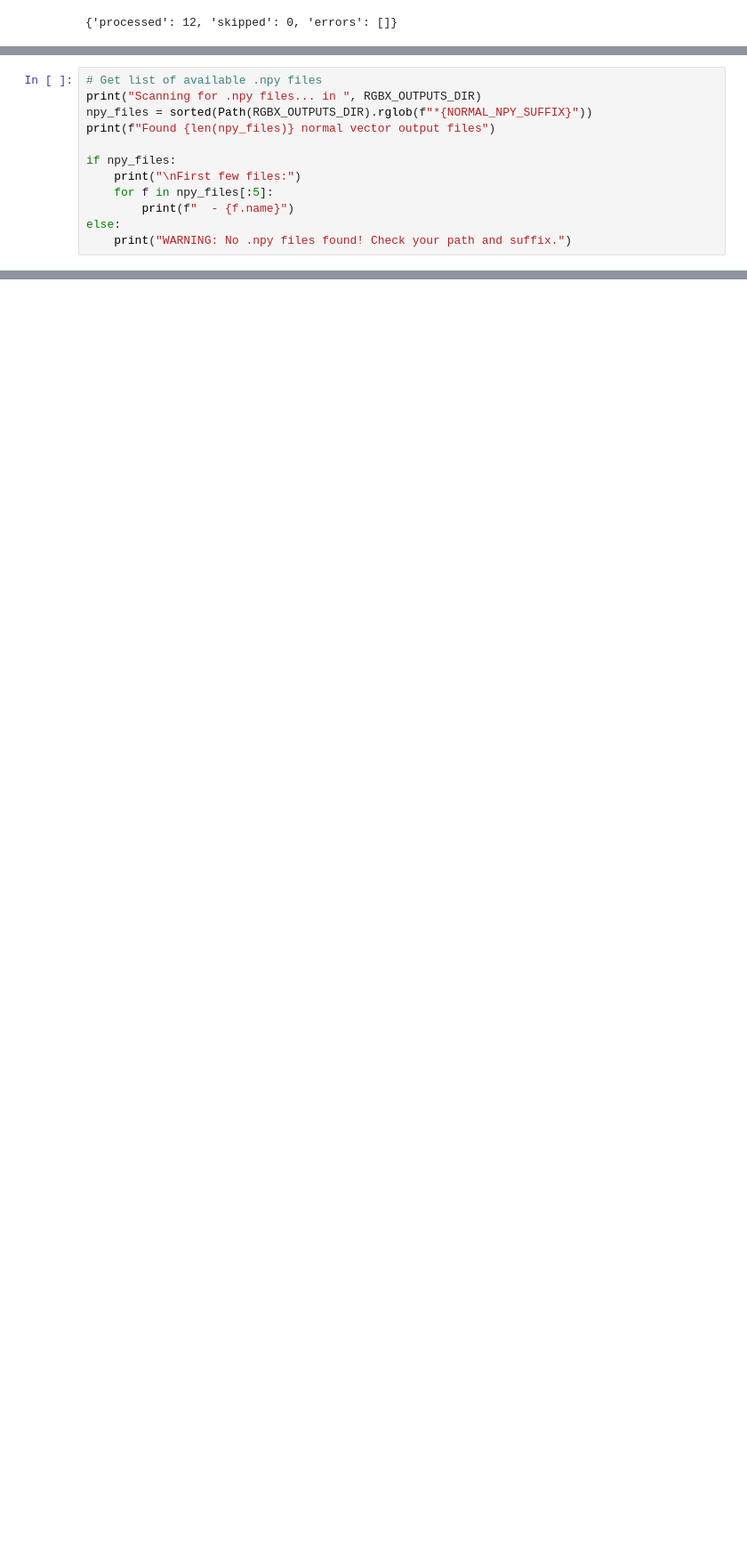
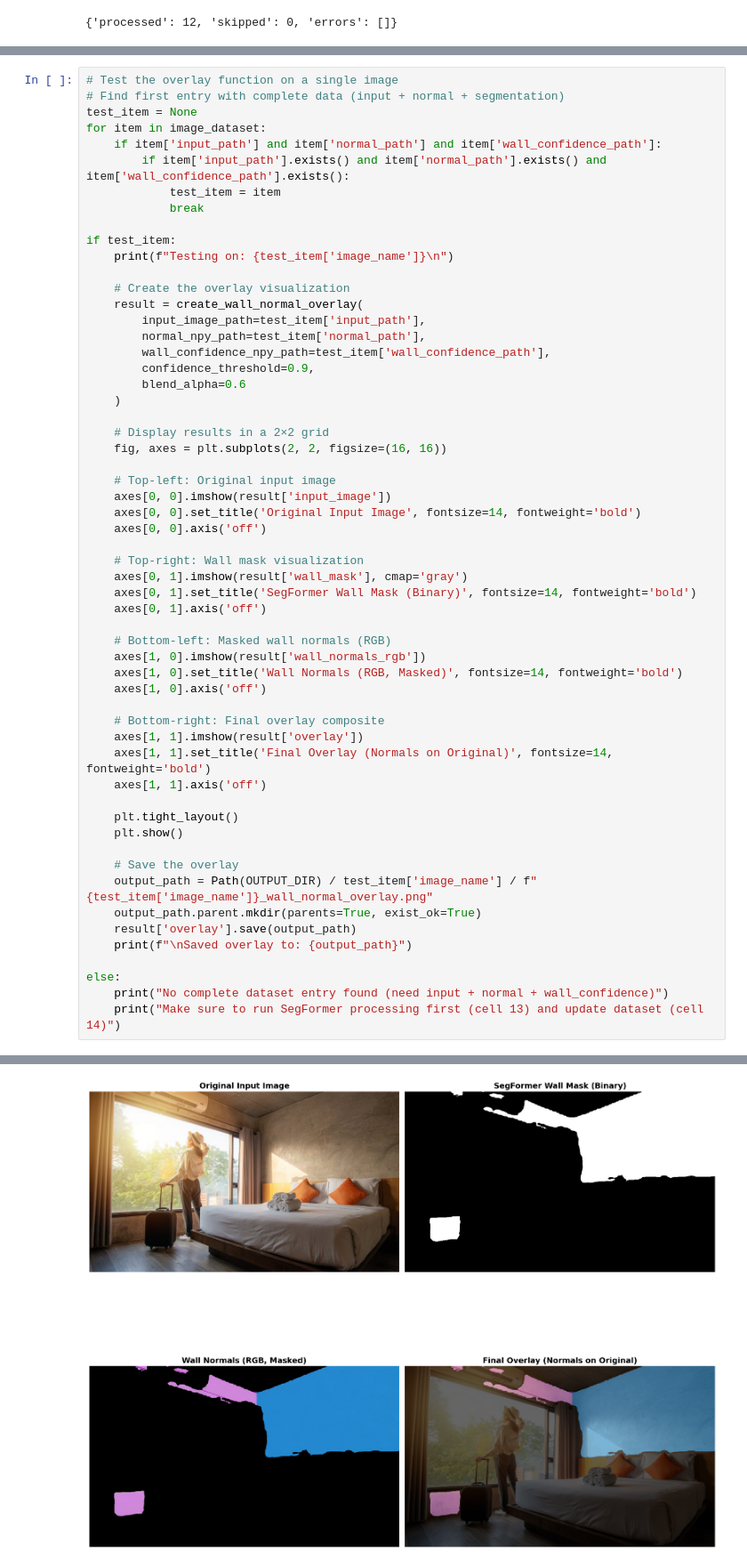
Before and after one commit to id-21/rgb-x, a Jupyter notebook: Notebook for Output visualisation/wall_normal_analysis.ipynb, the cells around one changed output, grey strips where cells are left out. Shown at 89% size. Drawn from its saved outputs; the diff is of its cells as text; blank space fills up the shorter version.

Commit message:
feat: Added Overlay feature for images

```diff
--- a/Notebook for Output visualisation/wall_normal_analysis.ipynb
+++ b/Notebook for Output visualisation/wall_normal_analysis.ipynb
@@ -480,15 +480,3 @@ def update_dataset_with_segmentation(dataset):
 update_dataset_with_segmentation(image_dataset)
 
 print("Dataset updated with SegFormer outputs!")
-# %%
-# Get list of available .npy files
-print("Scanning for .npy files... in ", RGBX_OUTPUTS_DIR)
-npy_files = sorted(Path(RGBX_OUTPUTS_DIR).rglob(f"*{NORMAL_NPY_SUFFIX}"))
-print(f"Found {len(npy_files)} normal vector output files")
-
-if npy_files:
-    print("\nFirst few files:")
-    for f in npy_files[:5]:
-        print(f"  - {f.name}")
-else:
-    print("WARNING: No .npy files found! Check your path and suffix.")
@@ -721,0 +850,58 @@ Error:
+# %%
+# Test the overlay function on a single image
+# Find first entry with complete data (input + normal + segmentation)
+test_item = None
+for item in image_dataset:
+    if item['input_path'] and item['normal_path'] and item['wall_confidence_path']:
+        if item['input_path'].exists() and item['normal_path'].exists() and item['wall_confidence_path'].exists():
+            test_item = item
+            break
+
+if test_item:
+    print(f"Testing on: {test_item['image_name']}\n")
+
+    # Create the overlay visualization
+    result = create_wall_normal_overlay(
+        input_image_path=test_item['input_path'],
+        normal_npy_path=test_item['normal_path'],
+        wall_confidence_npy_path=test_item['wall_confidence_path'],
+        confidence_threshold=0.9,
+        blend_alpha=0.6
+    )
+
+    # Display results in a 2×2 grid
+    fig, axes = plt.subplots(2, 2, figsize=(16, 16))
+
+    # Top-left: Original input image
+    axes[0, 0].imshow(result['input_image'])
+    axes[0, 0].set_title('Original Input Image', fontsize=14, fontweight='bold')
+    axes[0, 0].axis('off')
+
+    # Top-right: Wall mask visualization
+    axes[0, 1].imshow(result['wall_mask'], cmap='gray')
+    axes[0, 1].set_title('SegFormer Wall Mask (Binary)', fontsize=14, fontweight='bold')
+    axes[0, 1].axis('off')
+
+    # Bottom-left: Masked wall normals (RGB)
+    axes[1, 0].imshow(result['wall_normals_rgb'])
+    axes[1, 0].set_title('Wall Normals (RGB, Masked)', fontsize=14, fontweight='bold')
+    axes[1, 0].axis('off')
+
+    # Bottom-right: Final overlay composite
+    axes[1, 1].imshow(result['overlay'])
+    axes[1, 1].set_title('Final Overlay (Normals on Original)', fontsize=14, fontweight='bold')
+    axes[1, 1].axis('off')
+
+    plt.tight_layout()
+    plt.show()
+
+    # Save the overlay
+    output_path = Path(OUTPUT_DIR) / test_item['image_name'] / f"{test_item['image_name']}_wall_normal_overlay.png"
+    output_path.parent.mkdir(parents=True, exist_ok=True)
+    result['overlay'].save(output_path)
+    print(f"\nSaved overlay to: {output_path}")
+
+else:
+    print("No complete dataset entry found (need input + normal + wall_confidence)")
+    print("Make sure to run SegFormer processing first (cell 13) and update dataset (cell 14)")
+# %% [output]
@@ -721,0 +909 @@ Error:
+[figure, added]
```
Also changed, not shown: parts of 19 cells of this notebook.
